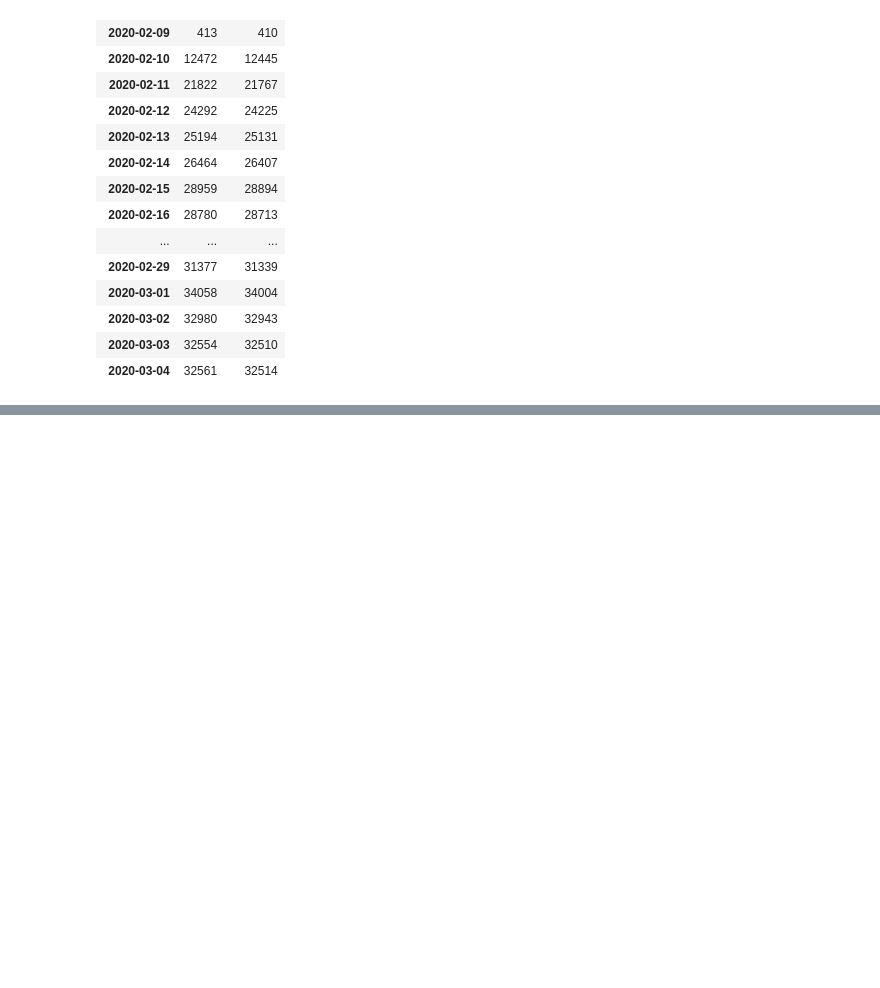
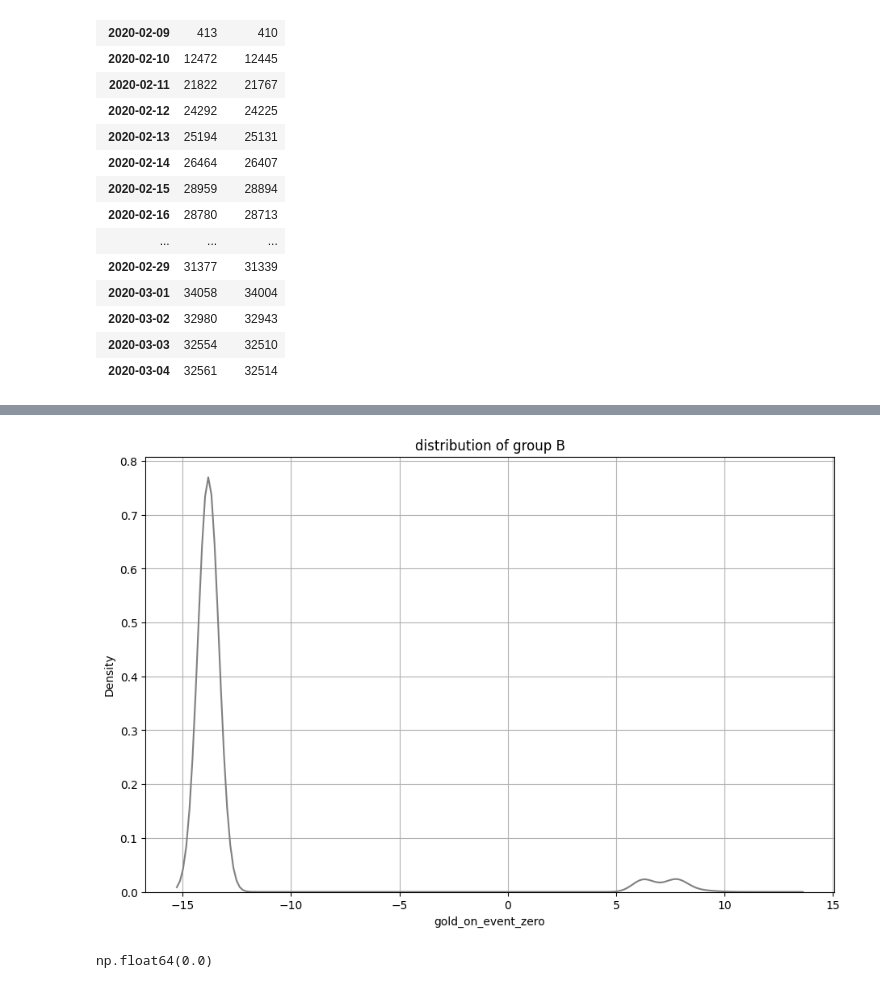
Before and after one commit to churkenberg/ab_test, a Jupyter notebook: test.ipynb, the cells around one changed output, grey strips where cells are left out. Saved outputs shown, nothing was run; the diff lists cells and outputs as text; code cells hidden in the pictures; blank space fills up the shorter version.

```diff
--- a/test.ipynb
+++ b/test.ipynb
@@ -132,0 +244,8 @@ data.head(10)
+# %%
+plt.figure(figsize=(11, 7))
+sns.kdeplot(np.log(data[data['AbGroup'] == 'Test']['gold_on_event_zero'] + 1e-6), color='gray')
+plt.title('distribution of group B')
+plt.grid(True)
+plt.show()
+# %% [output]
+[figure, added]
@@ -132,0 +260,4 @@ data.head(10)
+# %%
+np.mean(res_mean)
+# %% [output]
+np.float64(0.0)
```
Also changed, not shown: parts of 38 cells of this notebook.
